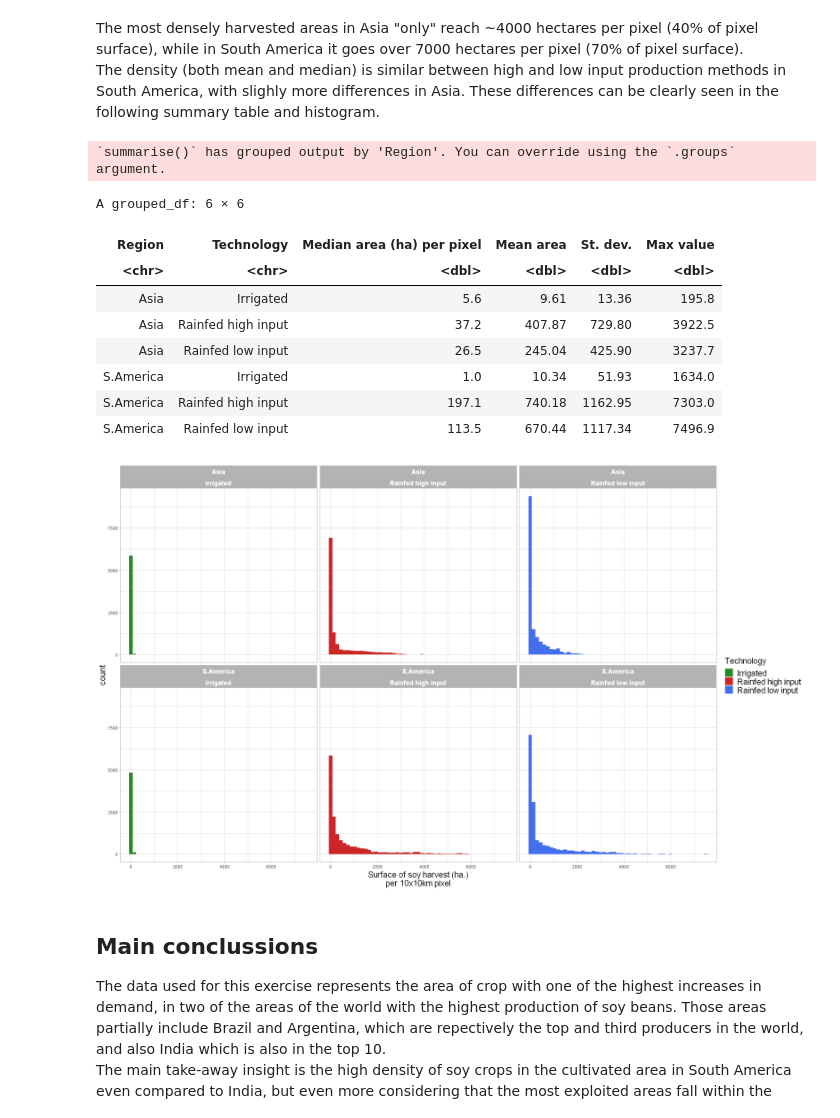
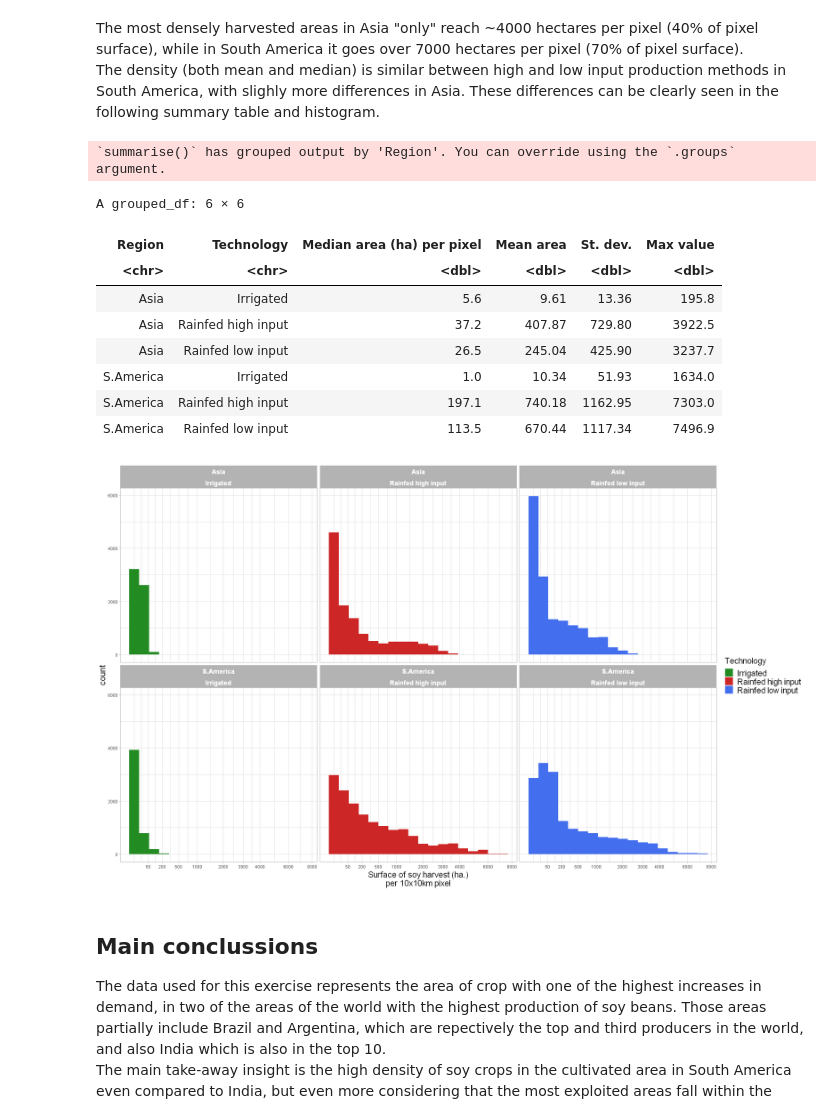
Before and after one commit to AngelArcones/Vizzuality_challenge, a Jupyter notebook: Vizzuality_challenge.ipynb, the cells around one changed output. Cells and saved outputs as stored; diff of their text form; code cells hidden in the pictures.

```diff
--- a/Vizzuality_challenge.ipynb
+++ b/Vizzuality_challenge.ipynb
@@ -335,40 +331,41 @@ df_joined <- rbind(df_am, df_as) %>% select(soy_beans, Technology, Region) %>% f
 df_joined %>% group_by(Region, Technology) %>% summarise("Median area (ha) per pixel" = median(soy_beans),
                                                         "Mean area" = round(mean(soy_beans),2),
                                                         "St. dev." = round(sd(soy_beans),2),
                                                         "Max value" = max(soy_beans))
 
 
 options(repr.plot.width = 20, repr.plot.height = 12, repr.plot.res = 100)
 
 #ggplot(df_joined, aes(x=Technology, y=soy_beans))+
 #    geom_boxplot()+
 #    facet_wrap(~Region)
 
 ggplot(df_joined, aes(x=soy_beans, fill=Technology))+
-       geom_histogram(position = 'identity', binwidth=150) +
+       geom_histogram(position = 'identity', binwidth=5) +
        scale_fill_manual(values = c("Irrigated"= "forestgreen",
                                 "Rainfed high input" = "firebrick3",
                                 "Rainfed low input" = "royalblue2"))+
        xlab("Surface of soy harvest (ha.)\nper 10x10km pixel")+
+       scale_x_sqrt(breaks = c(50,200, 500, 1000, 2000, 3000, 4000, 6000, 8000))+
        facet_wrap(Region~Technology)+
        theme_light()+
-        theme(strip.text.x = element_text(size=rel(1.5), face = "bold"),
-        legend.title=element_text(size=rel(1.5)),
-        legend.text=element_text(size=rel(1.5)),
-        axis.title.x = element_text(size=rel(1.5)),
-        axis.title.y = element_text(size=rel(1.5)))
+       theme(strip.text.x = element_text(size=rel(1.5), face = "bold"),
+             legend.title=element_text(size=rel(1.5)),
+             legend.text=element_text(size=rel(1.5)),
+             axis.title.x = element_text(size=rel(1.5)),
+             axis.title.y = element_text(size=rel(1.5)))
 # %% [output]
 `summarise()` has grouped output by 'Region'. You can override using the `.groups` argument.
 A grouped_df: 6 × 6
 | Region | Technology | Median area (ha) per pixel | Mean area | St. dev. | Max value |
 | <chr> | <chr> | <dbl> | <dbl> | <dbl> | <dbl> |
 | Asia | Irrigated | 5.6 | 9.61 | 13.36 | 195.8 |
 | Asia | Rainfed high input | 37.2 | 407.87 | 729.80 | 3922.5 |
 | Asia | Rainfed low input | 26.5 | 245.04 | 425.90 | 3237.7 |
 | S.America | Irrigated | 1.0 | 10.34 | 51.93 | 1634.0 |
 | S.America | Rainfed high input | 197.1 | 740.18 | 1162.95 | 7303.0 |
 | S.America | Rainfed low input | 113.5 | 670.44 | 1117.34 | 7496.9 |
-[figure, old version]
+[figure, new version]
 # %% [markdown]
 ## Main conclussions
 
```
Also changed, not shown: parts of 2 cells of this notebook.
